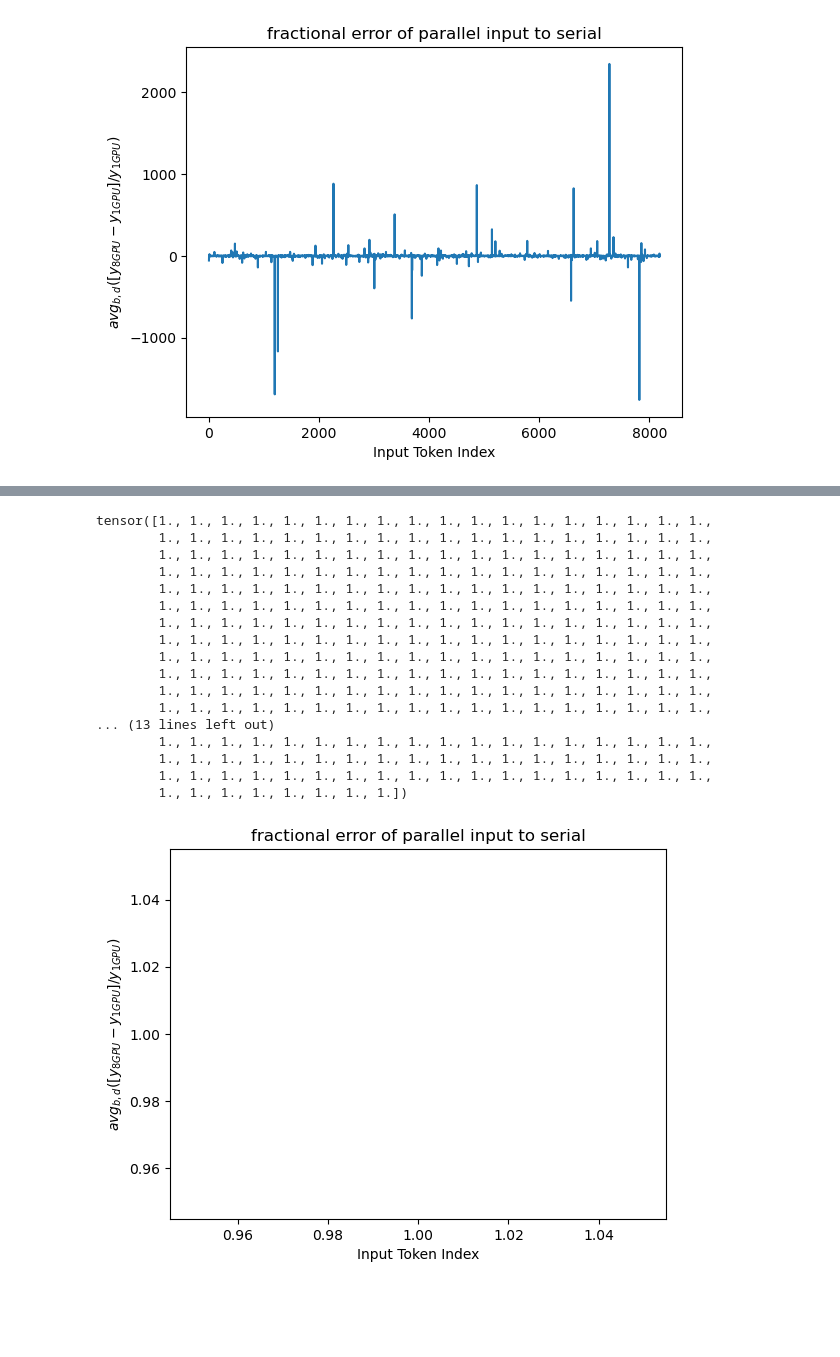
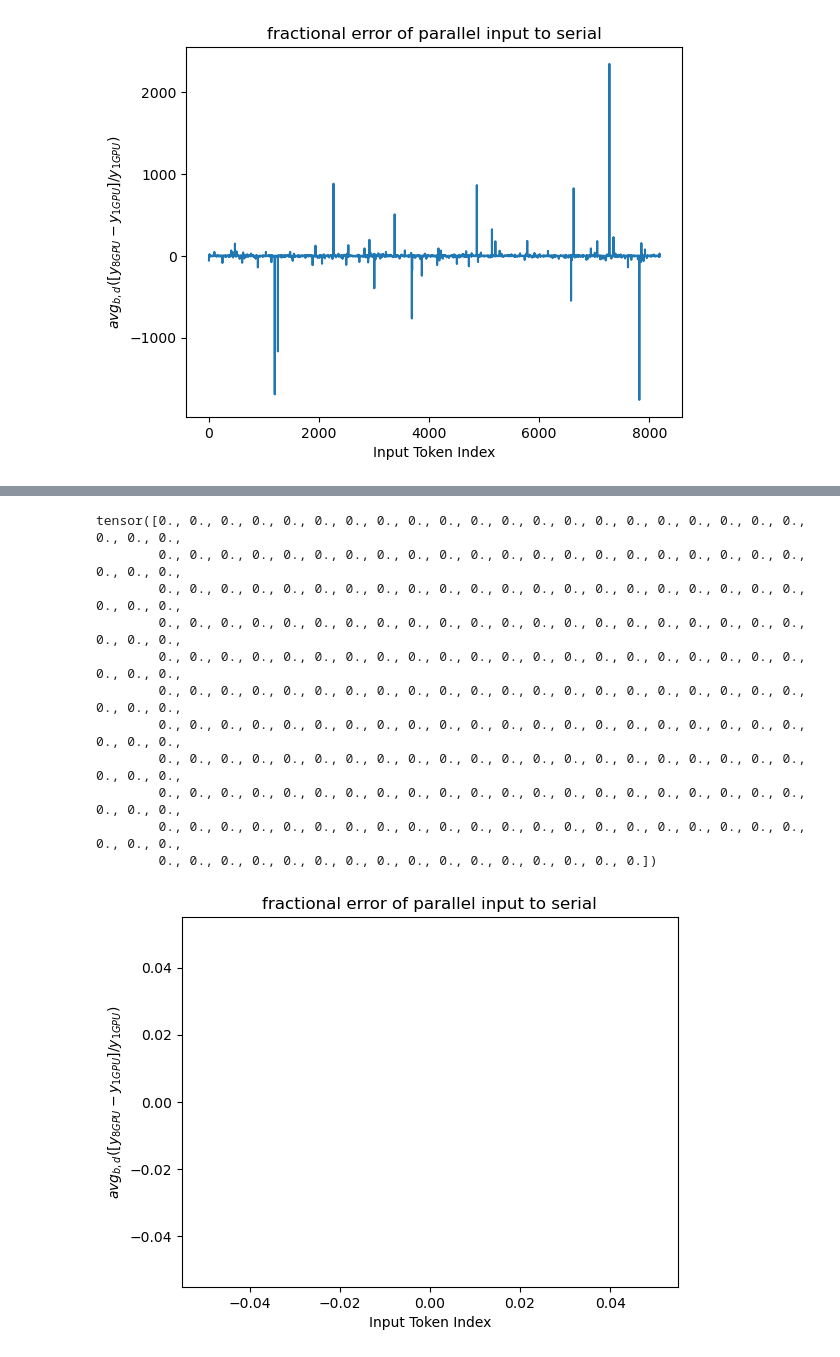
Before and after one commit to synthetic-tensors/mamba, a Jupyter notebook: tests.ipynb, the cells around one changed output, grey strips where cells are left out. Saved outputs shown, nothing was run; the diff lists cells and outputs as text; code cells hidden in the pictures; blank space fills up the shorter version.

```diff
--- a/tests.ipynb
+++ b/tests.ipynb
@@ -513,7 +513,7 @@ import os
 import torch
 dist_dir = 'par_save'
 ser_dir = 'ser_save'
-files = ['input','output', 'grad_dict', 'norm_weight','zxbcdt','hidden_states_pre','hidden_states_in','hidden_states_out']
+files = ['input','output', 'grad_dict', 'norm_bias','zxbcdt','hidden_states_pre','hidden_states_in','hidden_states_out']
 #files = ['input','output', 'grad_dict','ddt','ddt_given','z','dz','dz_i','dout','dy_rms','rmsnorm_weight','rstd','x_rms','z_rms', 'out'] #,'states','passed_states','final_states','dstates','dpassed_states','bw_states','ddA_chunk_cumsum']
 #files = ['input','output','grad_dict','dout','ddt','dz','dx','dC','dB','dxBC_p','zxbcdt','xBC_conv','dxBC','dxBC_given','dzxbcdt']
 dist_dict = {}
@@ -629,29 +629,23 @@ Text(0, 0.5, '$avg_{b,d}([y_{8 GPU} - y_{1 GPU}]/y_{1 GPU})$')
 # %%
-plt.plot(dist_dict['norm_weight'][0].detach(),dist_dict['norm_weight'][1].detach())#,ser_dict['norm_weight'][0])
+plt.plot(dist_dict['norm_bias'][0].detach(),dist_dict['norm_bias'][1].detach())#,ser_dict['norm_weight'][0])
 #plt.yscale('log')
 plt.title("fractional error of parallel input to serial")
 plt.xlabel('Input Token Index')
 plt.ylabel('$avg_{b,d}([y_{8 GPU} - y_{1 GPU}]/y_{1 GPU})$')
-dist_dict['norm_weight'][1].detach()
+dist_dict['norm_bias'][1].detach()
 # %% [output]
-tensor([1., 1., 1., 1., 1., 1., 1., 1., 1., 1., 1., 1., 1., 1., 1., 1., 1., 1.,
-        1., 1., 1., 1., 1., 1., 1., 1., 1., 1., 1., 1., 1., 1., 1., 1., 1., 1.,
-        1., 1., 1., 1., 1., 1., 1., 1., 1., 1., 1., 1., 1., 1., 1., 1., 1., 1.,
-        1., 1., 1., 1., 1., 1., 1., 1., 1., 1., 1., 1., 1., 1., 1., 1., 1., 1.,
-        1., 1., 1., 1., 1., 1., 1., 1., 1., 1., 1., 1., 1., 1., 1., 1., 1., 1.,
-        1., 1., 1., 1., 1., 1., 1., 1., 1., 1., 1., 1., 1., 1., 1., 1., 1., 1.,
-        1., 1., 1., 1., 1., 1., 1., 1., 1., 1., 1., 1., 1., 1., 1., 1., 1., 1.,
-        1., 1., 1., 1., 1., 1., 1., 1., 1., 1., 1., 1., 1., 1., 1., 1., 1., 1.,
-        1., 1., 1., 1., 1., 1., 1., 1., 1., 1., 1., 1., 1., 1., 1., 1., 1., 1.,
-        1., 1., 1., 1., 1., 1., 1., 1., 1., 1., 1., 1., 1., 1., 1., 1., 1., 1.,
-        1., 1., 1., 1., 1., 1., 1., 1., 1., 1., 1., 1., 1., 1., 1., 1., 1., 1.,
-        1., 1., 1., 1., 1., 1., 1., 1., 1., 1., 1., 1., 1., 1., 1., 1., 1., 1.,
-... (13 lines left out)
-        1., 1., 1., 1., 1., 1., 1., 1., 1., 1., 1., 1., 1., 1., 1., 1., 1., 1.,
-        1., 1., 1., 1., 1., 1., 1., 1., 1., 1., 1., 1., 1., 1., 1., 1., 1., 1.,
-        1., 1., 1., 1., 1., 1., 1., 1., 1., 1., 1., 1., 1., 1., 1., 1., 1., 1.,
-        1., 1., 1., 1., 1., 1., 1., 1.])
+tensor([0., 0., 0., 0., 0., 0., 0., 0., 0., 0., 0., 0., 0., 0., 0., 0., 0., 0., 0., 0., 0., 0., 0., 0.,
+        0., 0., 0., 0., 0., 0., 0., 0., 0., 0., 0., 0., 0., 0., 0., 0., 0., 0., 0., 0., 0., 0., 0., 0.,
+        0., 0., 0., 0., 0., 0., 0., 0., 0., 0., 0., 0., 0., 0., 0., 0., 0., 0., 0., 0., 0., 0., 0., 0.,
+        0., 0., 0., 0., 0., 0., 0., 0., 0., 0., 0., 0., 0., 0., 0., 0., 0., 0., 0., 0., 0., 0., 0., 0.,
+        0., 0., 0., 0., 0., 0., 0., 0., 0., 0., 0., 0., 0., 0., 0., 0., 0., 0., 0., 0., 0., 0., 0., 0.,
+        0., 0., 0., 0., 0., 0., 0., 0., 0., 0., 0., 0., 0., 0., 0., 0., 0., 0., 0., 0., 0., 0., 0., 0.,
+        0., 0., 0., 0., 0., 0., 0., 0., 0., 0., 0., 0., 0., 0., 0., 0., 0., 0., 0., 0., 0., 0., 0., 0.,
+        0., 0., 0., 0., 0., 0., 0., 0., 0., 0., 0., 0., 0., 0., 0., 0., 0., 0., 0., 0., 0., 0., 0., 0.,
+        0., 0., 0., 0., 0., 0., 0., 0., 0., 0., 0., 0., 0., 0., 0., 0., 0., 0., 0., 0., 0., 0., 0., 0.,
+        0., 0., 0., 0., 0., 0., 0., 0., 0., 0., 0., 0., 0., 0., 0., 0., 0., 0., 0., 0., 0., 0., 0., 0.,
+        0., 0., 0., 0., 0., 0., 0., 0., 0., 0., 0., 0., 0., 0., 0., 0.])
-[figure, old version]
+[figure, new version]
 # %%
 import numpy as np
 import matplotlib.pyplot as plt
```
Also changed, not shown: parts of 2 cells of this notebook, 1 other file.
